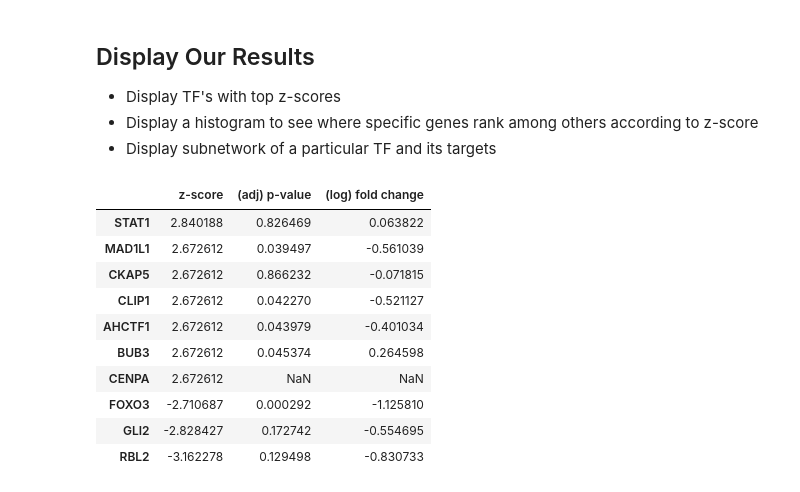
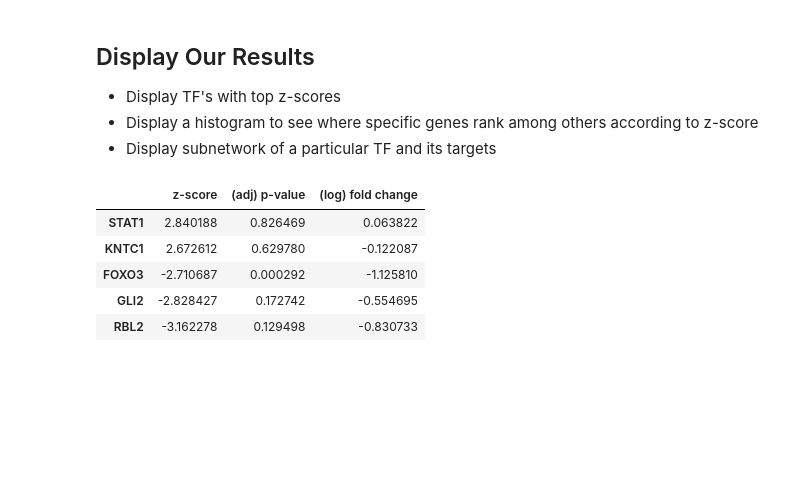
Before and after one commit to ucsd-ccbb/network_bio_toolkit, a Jupyter notebook: notebooks/Upstream_class_wrapper_notebooks/URA_Arthritis.ipynb, the cells around one changed output. Saved outputs shown, nothing was run; the diff lists cells and outputs as text; code cells hidden in the pictures; blank space fills up the shorter version.

```diff
--- a/notebooks/Upstream_class_wrapper_notebooks/URA_Arthritis.ipynb
+++ b/notebooks/Upstream_class_wrapper_notebooks/URA_Arthritis.ipynb
@@ -143,17 +142,12 @@ ura.tf_zscore(bias_filter=0.25)
 - Display a histogram to see where specific genes rank among others according to z-score
 - Display subnetwork of a particular TF and its targets
 # %%
-top_values = ura.top_values(act=True, abs_value=True, top=10)
+top_values = ura.top_values(act=True, abs_value=True, top=5)
 display(top_values)
 # %% [output]
 |  | z-score | (adj) p-value | (log) fold change |
 | STAT1 | 2.840188 | 0.826469 | 0.063822 |
-| MAD1L1 | 2.672612 | 0.039497 | -0.561039 |
-| CKAP5 | 2.672612 | 0.866232 | -0.071815 |
-| CLIP1 | 2.672612 | 0.042270 | -0.521127 |
-| AHCTF1 | 2.672612 | 0.043979 | -0.401034 |
-| BUB3 | 2.672612 | 0.045374 | 0.264598 |
-| CENPA | 2.672612 | NaN | NaN |
+| KNTC1 | 2.672612 | 0.629780 | -0.122087 |
 | FOXO3 | -2.710687 | 0.000292 | -1.125810 |
 | GLI2 | -2.828427 | 0.172742 | -0.554695 |
 | RBL2 | -3.162278 | 0.129498 | -0.830733 |
```
Also changed, not shown: parts of 9 cells of this notebook, 5 other files.
